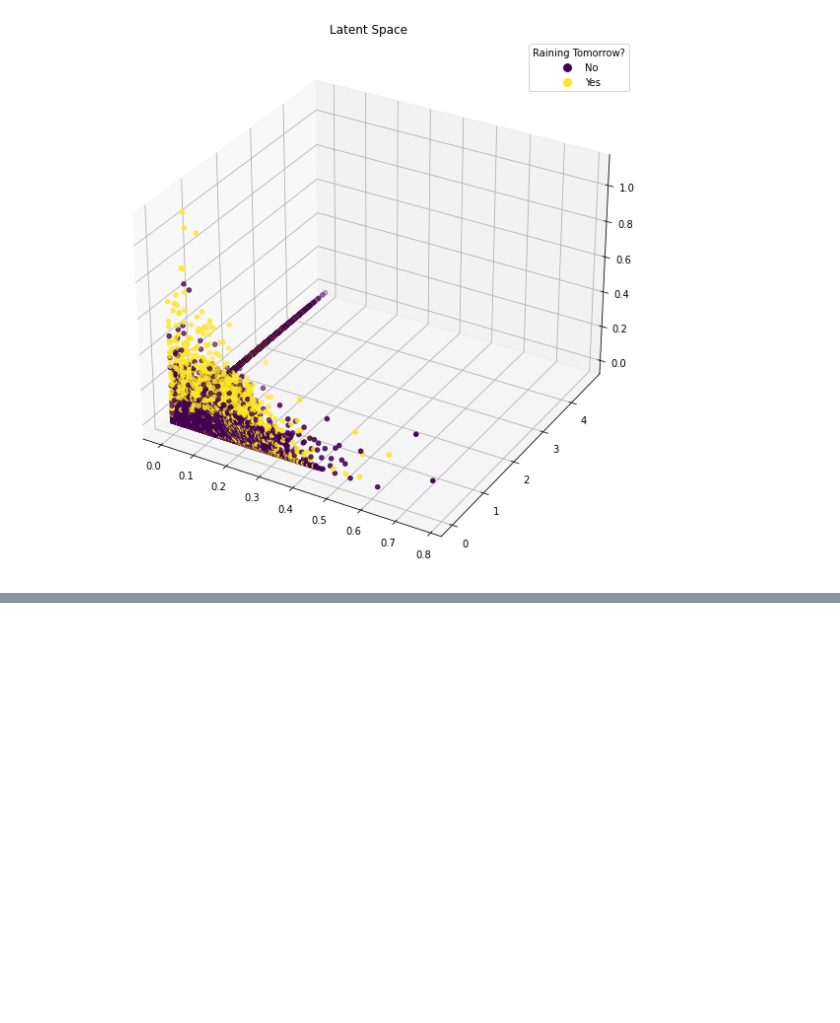
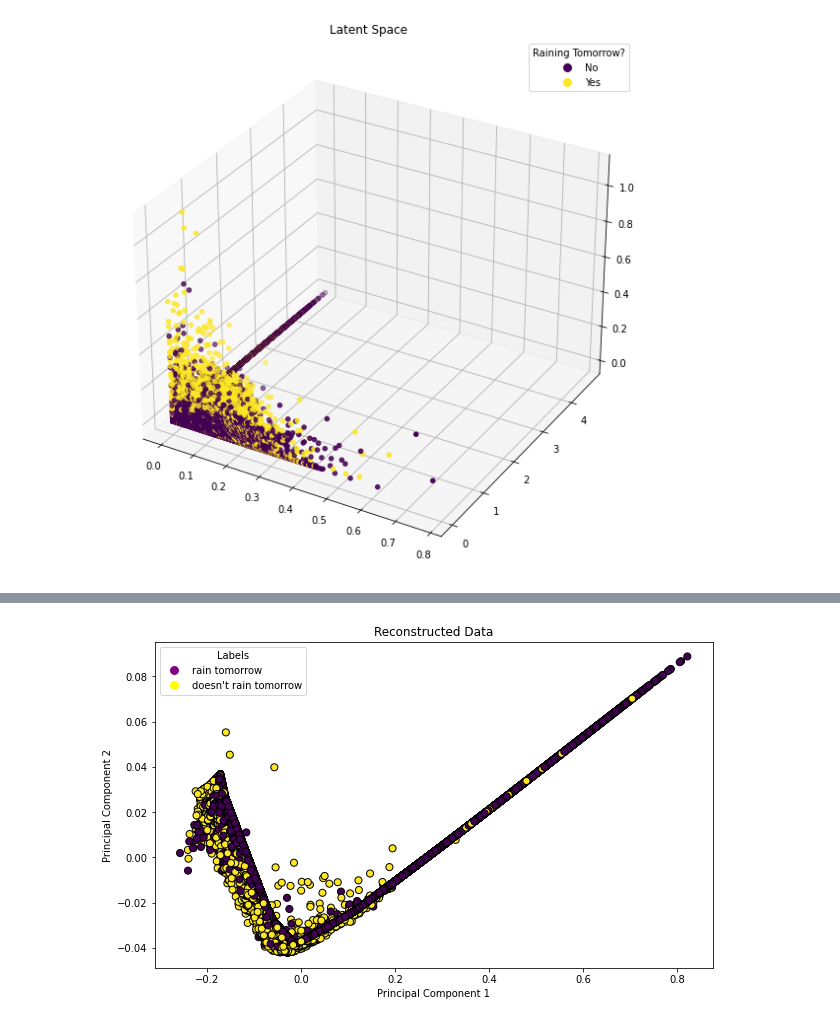
Before and after one commit to andreafancellu/NN_examples, a Jupyter notebook: autoencoders.ipynb, the cells around one changed output, grey strips where cells are left out. Cells and saved outputs as stored; diff of their text form; code cells hidden in the pictures; blank space fills up the shorter version.

Commit message:
knn over original and reconstructed data

```diff
--- a/autoencoders.ipynb
+++ b/autoencoders.ipynb
@@ -129,6 +132,7 @@ for epoch in range(num_epochs):
 
 # Encoding the data using the trained autoencoder
 encoded_data = model.encoder(X_tensor).detach().numpy()
+decoded_data = model.decoder(torch.FloatTensor(encoded_data)).detach().numpy()
 # %% [output]
 Epoch [1/20], Loss: 1.2443
 Epoch [2/20], Loss: 1.2410
@@ -194,0 +251,46 @@ plt.show()
+# %%
+reconstructed_pca = PCA(n_components=2)
+X_reconstructed_pca = reconstructed_pca.fit_transform(decoded_data)
+
+# Plot the reconstructed data
+plt.figure(figsize=(10, 6))
+plt.scatter(
+                X_reconstructed_pca[:, 0], # x-axis
+                X_reconstructed_pca[:, 1], # y-axis
+                c=Y_numerical, # color based on the labels
+                cmap='viridis', # color map
+                marker='o', # marker style
+                edgecolor='black', # edge color
+                s=50 # marker size
+            )
+
+plt.title('Reconstructed Data')
+plt.xlabel('Principal Component 1')
+plt.ylabel('Principal Component 2')
+
+# Create a custom legend
+handles = [
+    plt.Line2D(
+                [0],
+                [0],
+                marker='o',
+                color='w',
+                markerfacecolor='purple',
+                markersize=10,
+                label='rain tomorrow'),
+
+    plt.Line2D(
+                [0],
+                [0],
+                marker='o',
+                color='w',
+                markerfacecolor='yellow',
+                markersize=10,
+                label='doesn\'t rain tomorrow')
+]
+
+plt.legend(handles=handles, title="Labels")
+
+plt.show()
+# %% [output]
+[figure, added]
```
Also changed, not shown: parts of 3 cells of this notebook.
